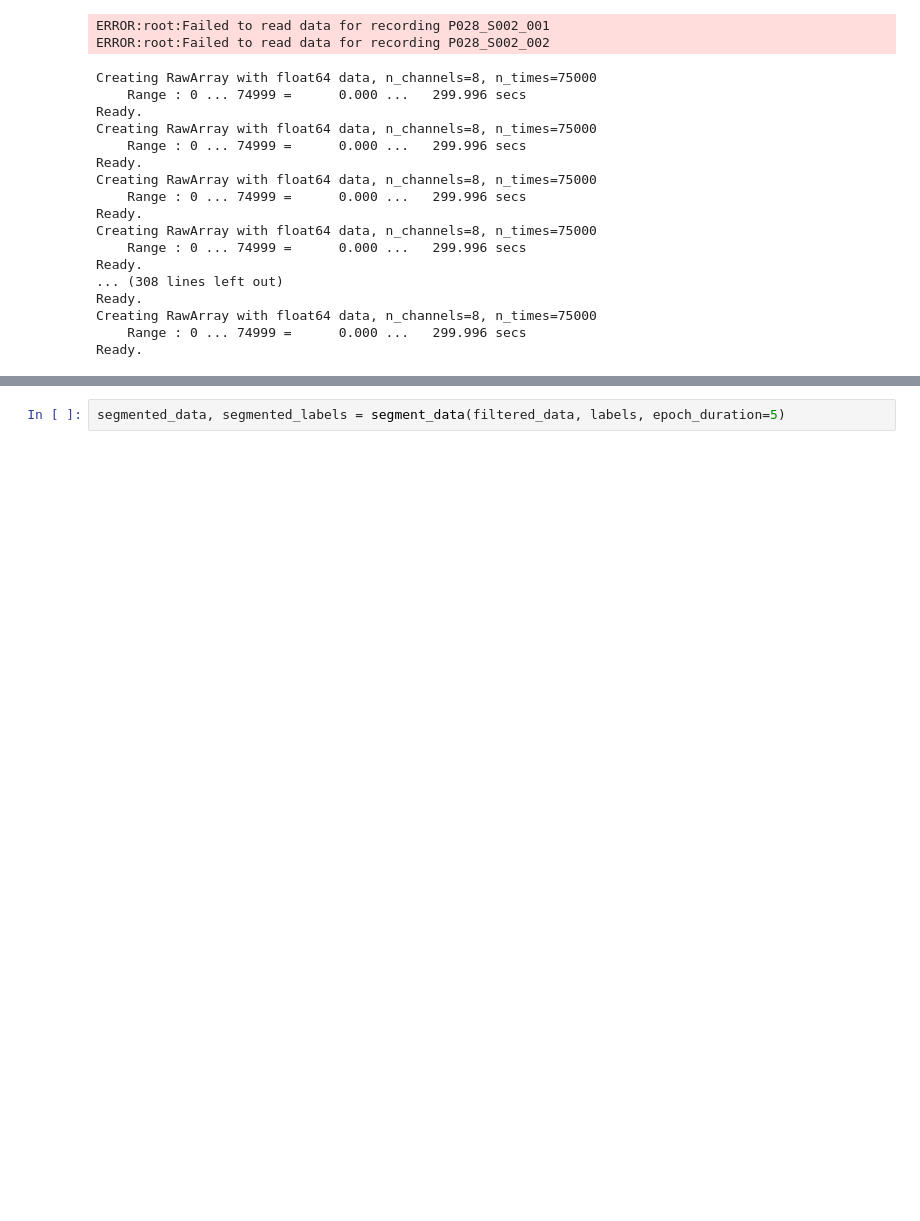
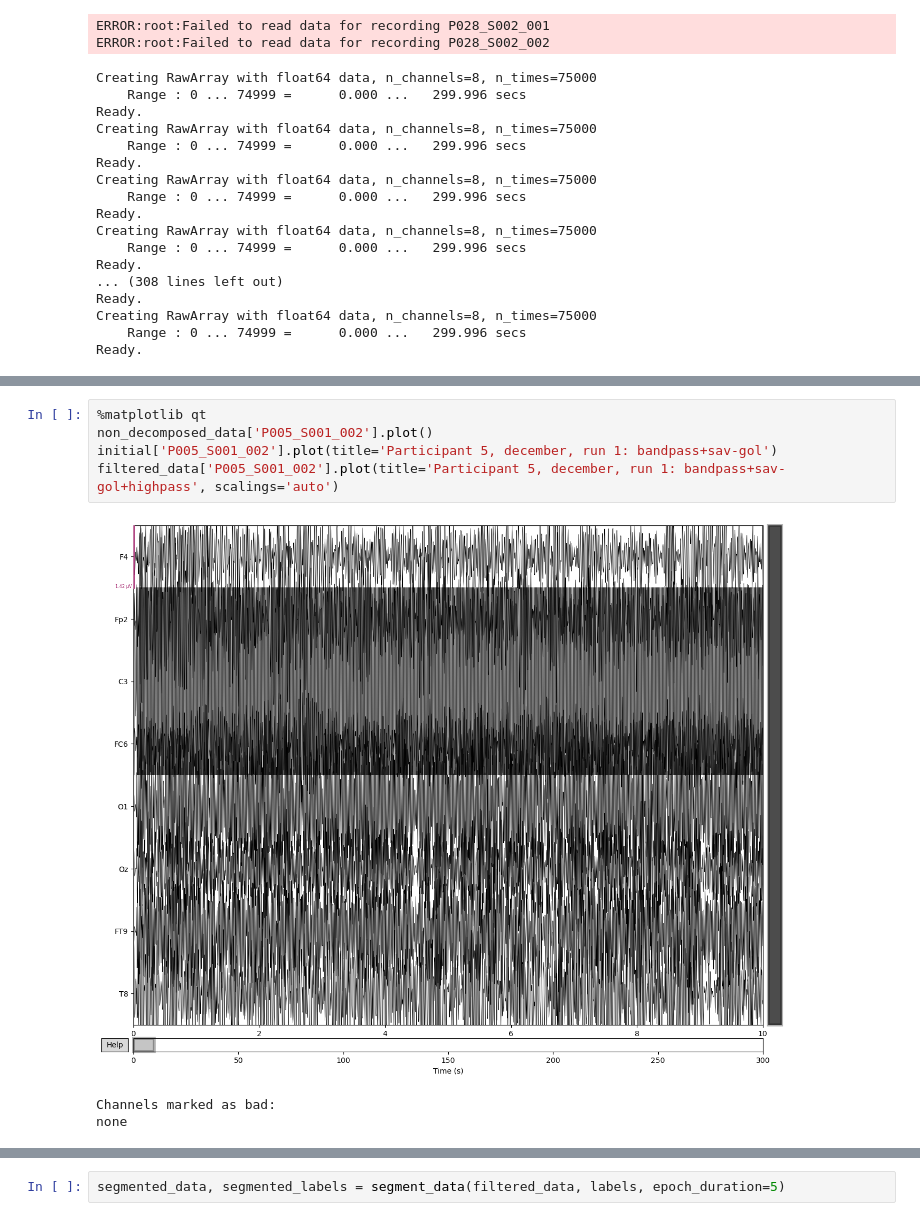
Before and after one commit to idamand/stress_detection_EEG, a Jupyter notebook: EEGNet_decomposition.ipynb, the cells around one changed output, grey strips where cells are left out. Saved outputs shown, nothing was run; the diff lists cells and outputs as text; blank space fills up the shorter version.

```diff
--- a/EEGNet_decomposition.ipynb
+++ b/EEGNet_decomposition.ipynb
@@ -274,4 +275,13 @@ Designing a one-pass, zero-phase, non-causal bandpass filter:
 [Parallel(n_jobs=1)]: Done   1 out of   1 | elapsed:    0.0s remaining:    0.0s
 [Parallel(n_jobs=1)]: Done   2 out of   2 | elapsed:    0.0s remaining:    0.0s
 ... (27 outputs left out)
+# %%
+%matplotlib qt
+non_decomposed_data['P005_S001_002'].plot()
+initial['P005_S001_002'].plot(title='Participant 5, december, run 1: bandpass+sav-gol')
+filtered_data['P005_S001_002'].plot(title='Participant 5, december, run 1: bandpass+sav-gol+highpass', scalings='auto')
+# %% [output]
+[figure, added]
+Channels marked as bad:
+none
 # %%
```
Also changed, not shown: parts of 3 cells of this notebook, 3 other files.
